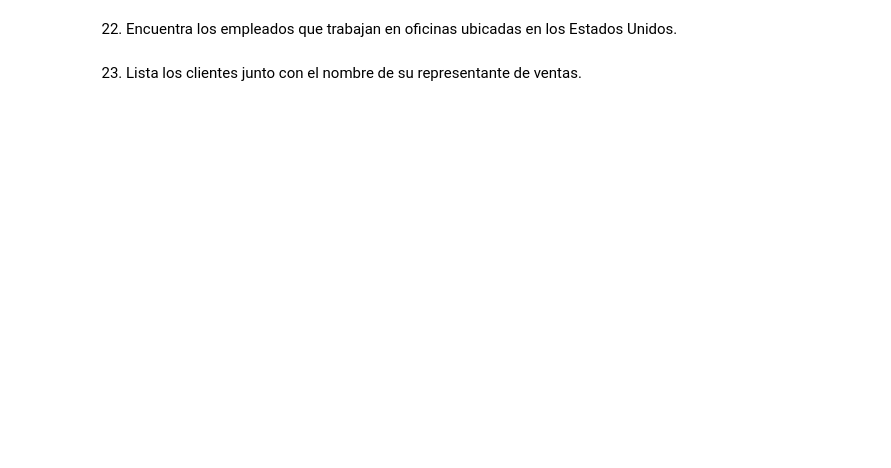
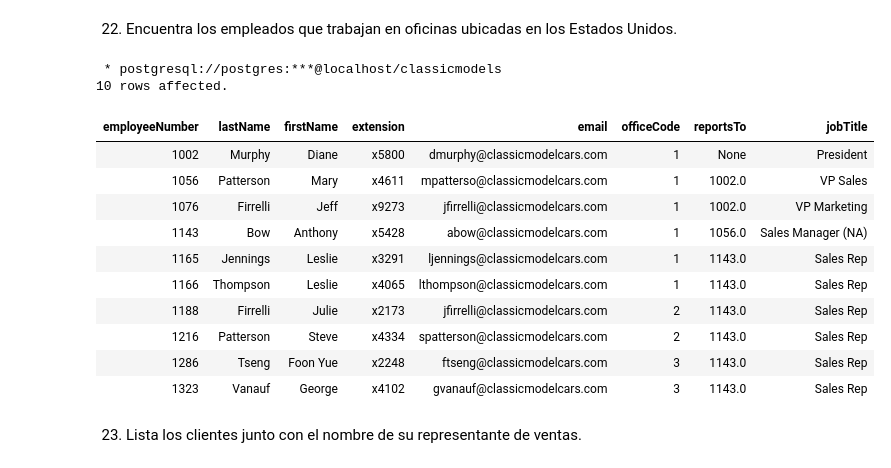
Before and after one commit to edithavalos/react-crud-app, a Jupyter notebook: Ejercicios_SQL.ipynb, the cells around one changed output. Drawn from its saved outputs; the diff is of its cells as text; code cells hidden in the pictures; blank space fills up the shorter version.

```diff
--- a/Ejercicios_SQL.ipynb
+++ b/Ejercicios_SQL.ipynb
@@ -673,4 +699,23 @@ ORDER BY order_year;
 # %% [markdown]
 22. Encuentra los empleados que trabajan en oficinas ubicadas en los Estados Unidos.
+# %%
+%%sql
+SELECT e.* FROM employees e
+JOIN offices o ON e."officeCode" = o."officeCode"
+WHERE o."country" = 'USA';
+# %% [output]
+ * postgresql://postgres:***@localhost/classicmodels
+10 rows affected.
+| employeeNumber | lastName | firstName | extension | email | officeCode | reportsTo | jobTitle |
+| 1002 | Murphy | Diane | x5800 | dmurphy@classicmodelcars.com | 1 | None | President |
+| 1056 | Patterson | Mary | x4611 | mpatterso@classicmodelcars.com | 1 | 1002.0 | VP Sales |
+| 1076 | Firrelli | Jeff | x9273 | jfirrelli@classicmodelcars.com | 1 | 1002.0 | VP Marketing |
+| 1143 | Bow | Anthony | x5428 | abow@classicmodelcars.com | 1 | 1056.0 | Sales Manager (NA) |
+| 1165 | Jennings | Leslie | x3291 | ljennings@classicmodelcars.com | 1 | 1143.0 | Sales Rep |
+| 1166 | Thompson | Leslie | x4065 | lthompson@classicmodelcars.com | 1 | 1143.0 | Sales Rep |
+| 1188 | Firrelli | Julie | x2173 | jfirrelli@classicmodelcars.com | 2 | 1143.0 | Sales Rep |
+| 1216 | Patterson | Steve | x4334 | spatterson@classicmodelcars.com | 2 | 1143.0 | Sales Rep |
+| 1286 | Tseng | Foon Yue | x2248 | ftseng@classicmodelcars.com | 3 | 1143.0 | Sales Rep |
+| 1323 | Vanauf | George | x4102 | gvanauf@classicmodelcars.com | 3 | 1143.0 | Sales Rep |
 # %% [markdown]
 23. Lista los clientes junto con el nombre de su representante de ventas.
```
Also changed, not shown: parts of 9 cells of this notebook.
